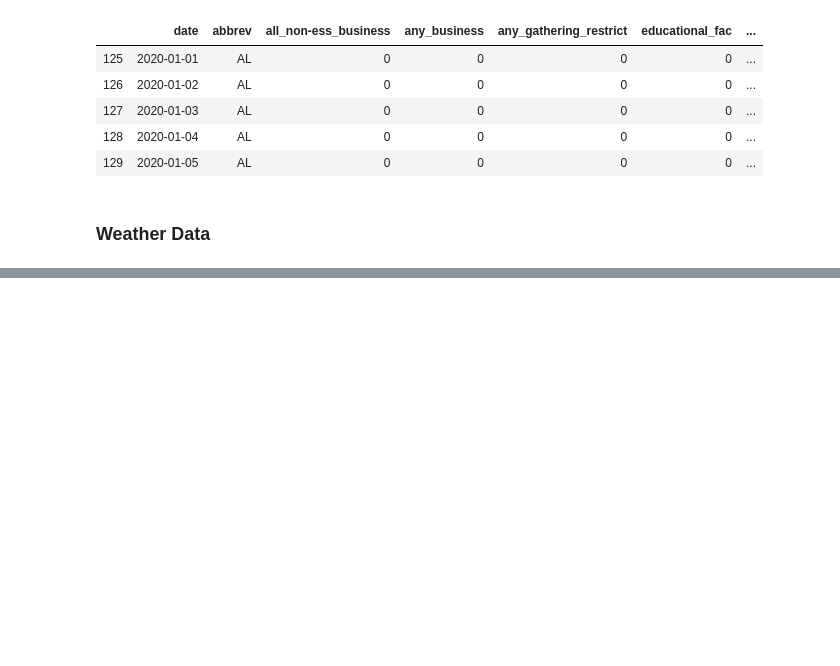
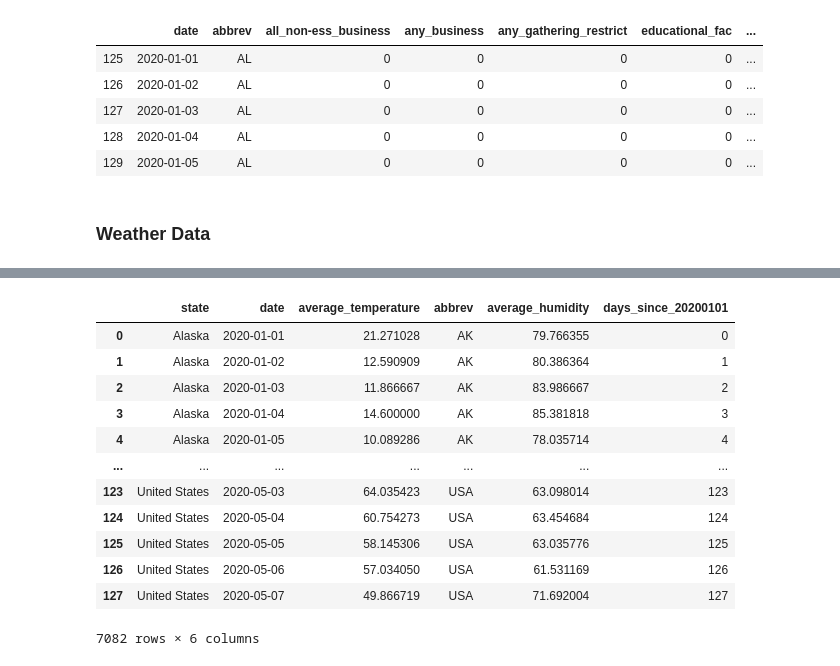
Before and after one commit to spotted-d/RNN_covid19_modeling, a Jupyter notebook: finalproject_group65.ipynb, the cells around one changed output, grey strips where cells are left out. Drawn from its saved outputs; the diff is of its cells as text; code cells hidden in the pictures; blank space fills up the shorter version.

```diff
--- a/finalproject_group65.ipynb
+++ b/finalproject_group65.ipynb
@@ -787,0 +981,3 @@ NOT FOUND: USA
+# %%
+# Now merge the station and state weather
+states_df = states_weather.merge(station_df, left_on="station_id", right_on="station_id")
@@ -787,0 +1016,6 @@ NOT FOUND: USA
+# %%
+weather_df["average_humidity"] = weather_df["HourlyRelativeHumidity"].apply(
+    lambda x: np.nanmean(np.array(x))
+)
+weather_df = weather_df.drop(columns=["HourlyRelativeHumidity"])
+display(weather_df)
@@ -787,0 +1144,46 @@ NOT FOUND: USA
+# %%
+
+"""
+And create a USA state
+"""
+def create_usa_state(df):
+    df = df.copy()
+    min_date = df["date"].min()
+    max_date = df["date"].max()
+    us_data = []
+    for date in pd.date_range(start=min_date, end=max_date):
+        all_states = df[df["date"] == date]
+        data = {
+                    "date": date.date(),
+                    "state": "United States",
+                    "abbrev": "USA",
+                    "average_temperature": np.nanmean(all_states["average_temperature"].values),
+                    "average_humidity": np.nanmean(all_states["average_humidity"].values),
+                }
+        us_data.append(data)
+    us_df = pd.DataFrame(us_data)
+    return pd.concat([df, us_df], axis=0)
+
+weather_state_usa = create_usa_state(weather_df_imputed_with_dc)
+weather_state_usa["date"] = pd.to_datetime(weather_state_usa["date"])
+# %%
+"""
+And also add column indicating days since 1/1/2020
+"""
+weather_state_usa = days_since_20200101(weather_state_usa)
+# %%
+weather_state_usa
+# %% [output]
+|  | state | date | average_temperature | abbrev | average_humidity | days_since_20200101 |
+| 0 | Alaska | 2020-01-01 | 21.271028 | AK | 79.766355 | 0 |
+| 1 | Alaska | 2020-01-02 | 12.590909 | AK | 80.386364 | 1 |
+| 2 | Alaska | 2020-01-03 | 11.866667 | AK | 83.986667 | 2 |
+| 3 | Alaska | 2020-01-04 | 14.600000 | AK | 85.381818 | 3 |
+| 4 | Alaska | 2020-01-05 | 10.089286 | AK | 78.035714 | 4 |
+| ... | ... | ... | ... | ... | ... | ... |
+| 123 | United States | 2020-05-03 | 64.035423 | USA | 63.098014 | 123 |
+| 124 | United States | 2020-05-04 | 60.754273 | USA | 63.454684 | 124 |
+| 125 | United States | 2020-05-05 | 58.145306 | USA | 63.035776 | 125 |
+| 126 | United States | 2020-05-06 | 57.034050 | USA | 61.531169 | 126 |
+| 127 | United States | 2020-05-07 | 49.866719 | USA | 71.692004 | 127 |
+7082 rows × 6 columns
```
Also changed, not shown: parts of 15 cells of this notebook.
